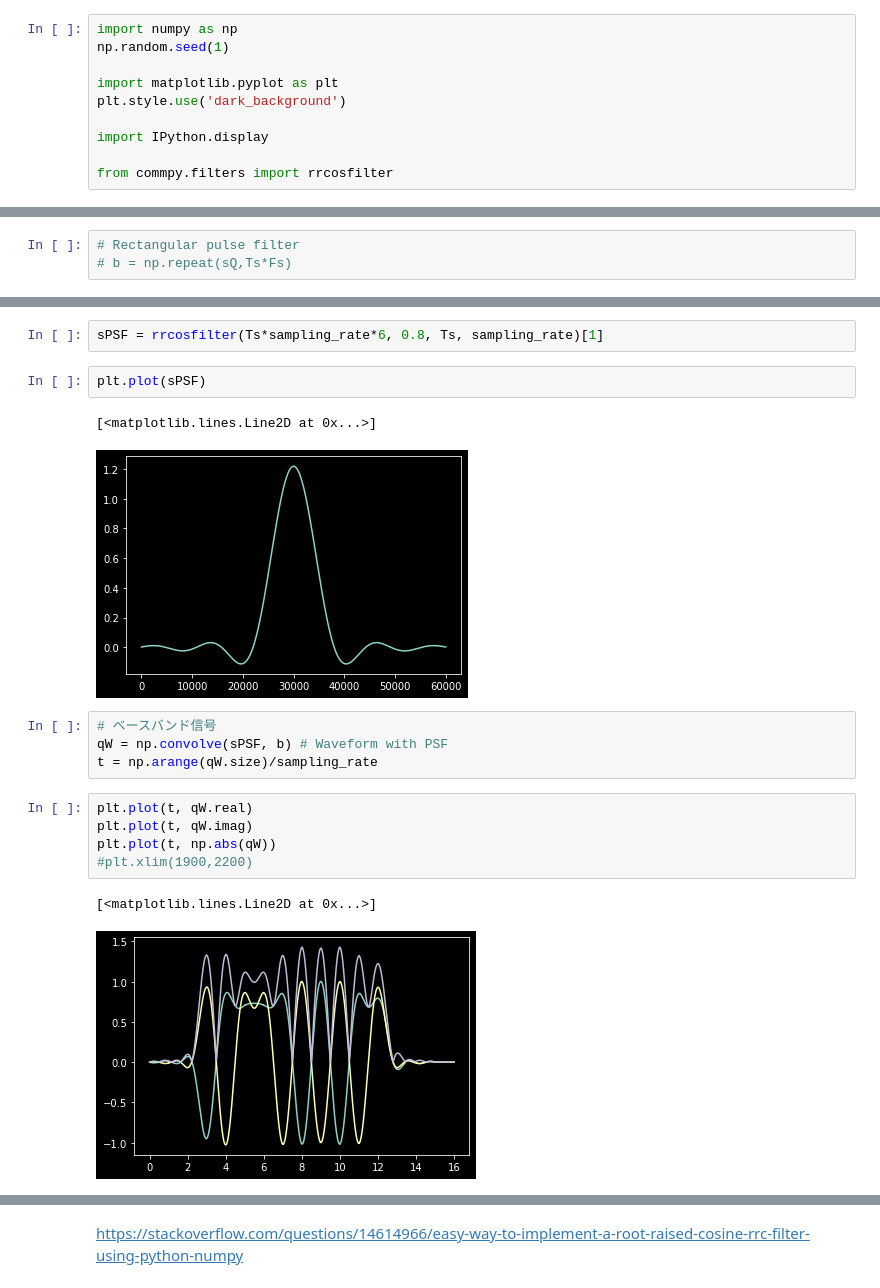
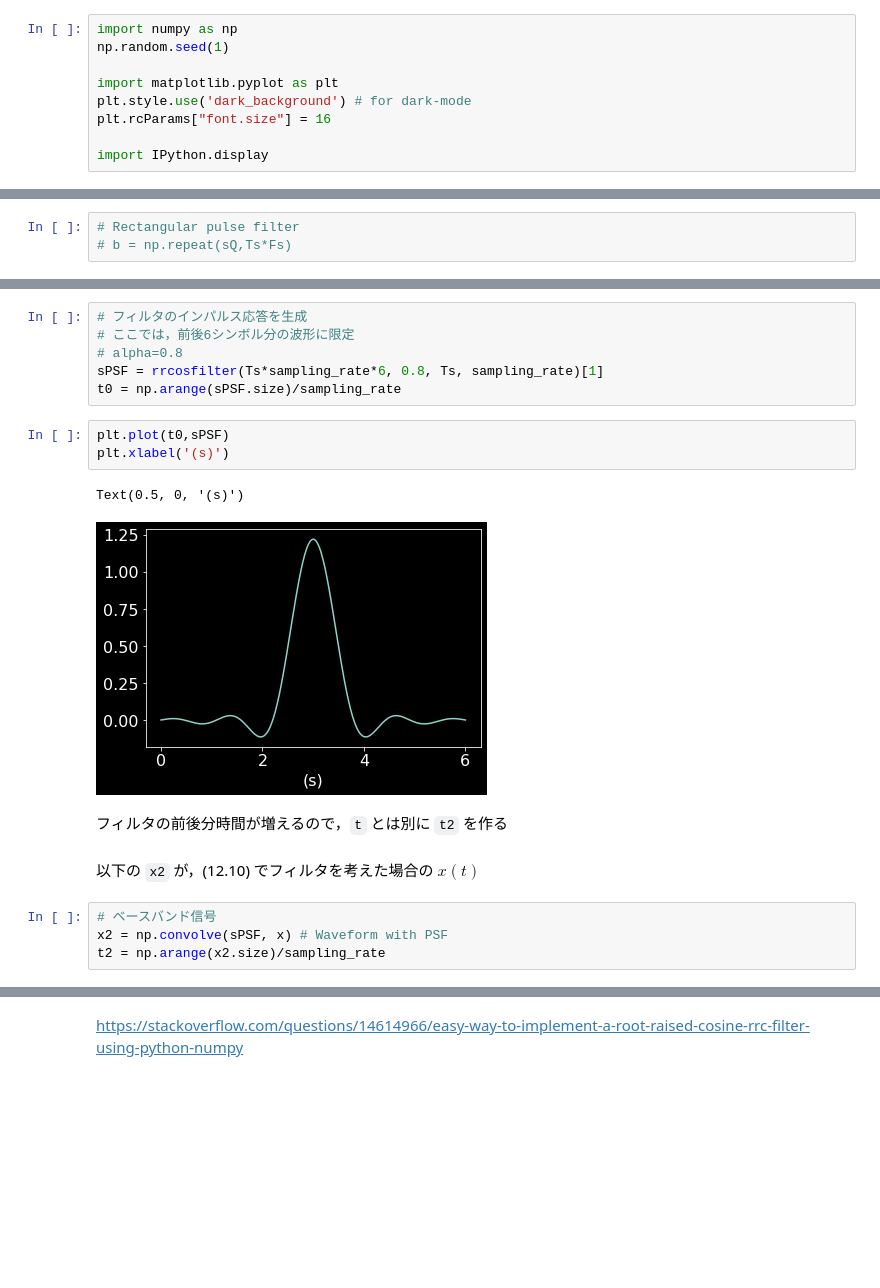
Before and after one commit to kojiyam/denso, a Jupyter notebook: modulation.ipynb, the cells around one changed output, grey strips where cells are left out. Cells and saved outputs as stored; diff of their text form; blank space fills up the shorter version.

```diff
--- a/modulation.ipynb
+++ b/modulation.ipynb
@@ -20,8 +9,7 @@ import numpy as np
 np.random.seed(1)
 
 import matplotlib.pyplot as plt
-plt.style.use('dark_background')
+plt.style.use('dark_background') # for dark-mode
+plt.rcParams["font.size"] = 16
 
 import IPython.display
-
-from commpy.filters import rrcosfilter
@@ -59,19 +95,20 @@ plt.plot(b.imag)
 # %%
+# フィルタのインパルス応答を生成
+# ここでは，前後6シンボル分の波形に限定
+# alpha=0.8
 sPSF = rrcosfilter(Ts*sampling_rate*6, 0.8, Ts, sampling_rate)[1]
+t0 = np.arange(sPSF.size)/sampling_rate
 # %%
-plt.plot(sPSF)
+plt.plot(t0,sPSF)
+plt.xlabel('(s)')
 # %% [output]
-[<matplotlib.lines.Line2D at 0x...>]
+Text(0.5, 0, '(s)')
-[figure, old version]
+[figure, new version]
+# %% [markdown]
+フィルタの前後分時間が増えるので，`t` とは別に `t2` を作る
+# %% [markdown]
+以下の `x2` が，(12.10) でフィルタを考えた場合の $x(t)$
 # %%
 # ベースバンド信号
-qW = np.convolve(sPSF, b) # Waveform with PSF
-t = np.arange(qW.size)/sampling_rate
+x2 = np.convolve(sPSF, x) # Waveform with PSF
+t2 = np.arange(x2.size)/sampling_rate
-# %%
-plt.plot(t, qW.real)
-plt.plot(t, qW.imag)
-plt.plot(t, np.abs(qW))
-#plt.xlim(1900,2200)
-# %% [output]
-[<matplotlib.lines.Line2D at 0x...>]
-[figure, removed]
```
Also changed, not shown: parts of 35 cells of this notebook.
